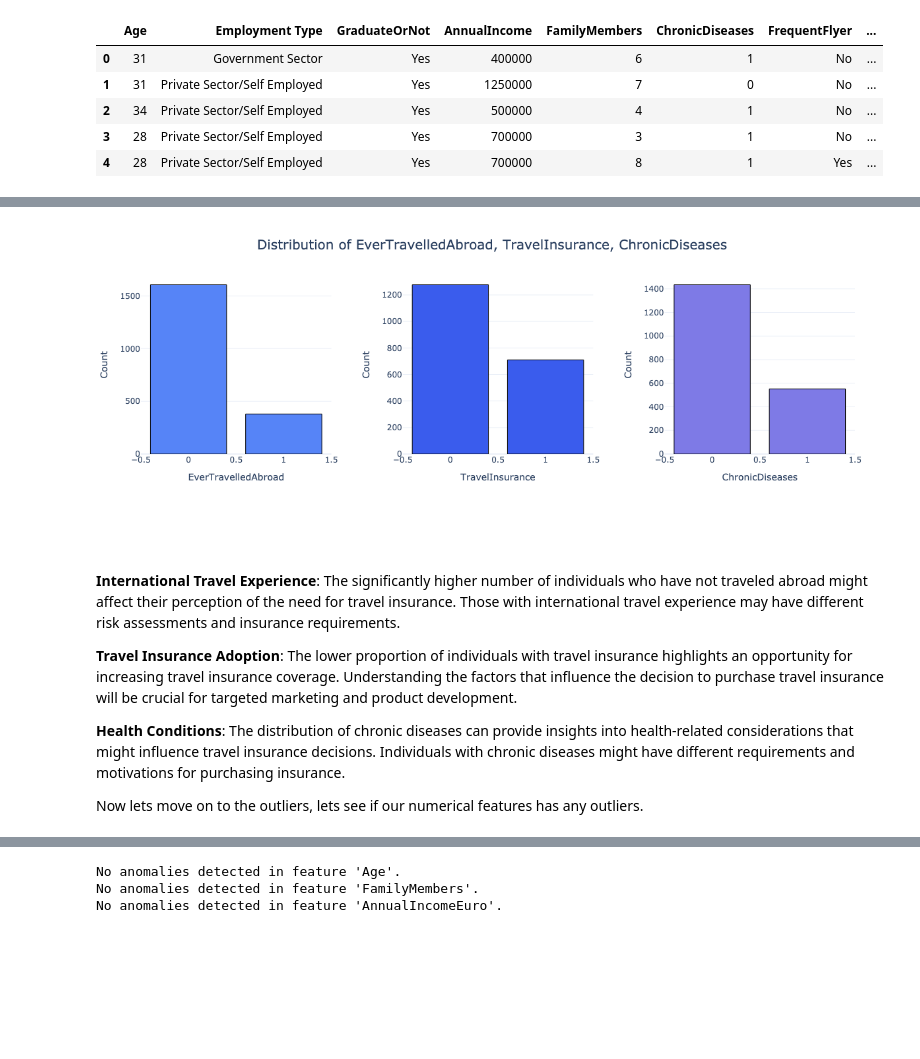
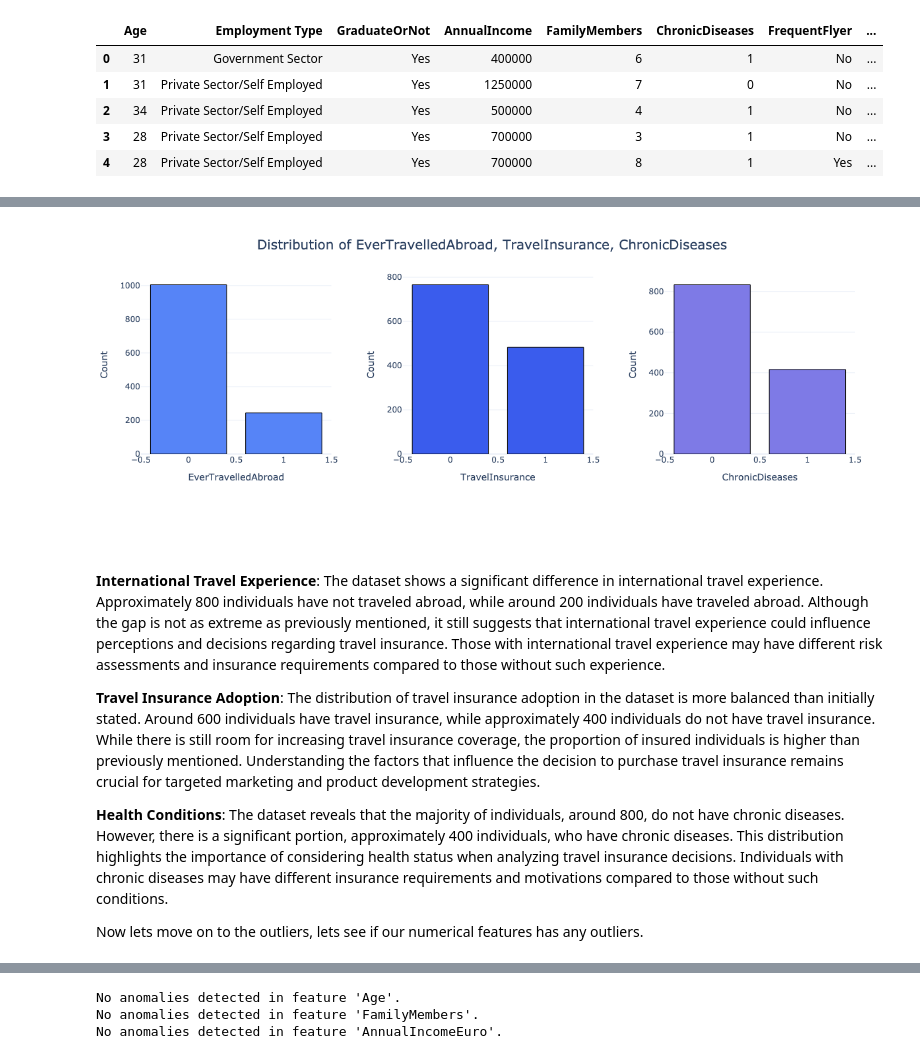
Before and after one commit to vytautas-bunevicius/travel-insurance-classifier, a Jupyter notebook: travel_insurance_analysis.ipynb, the cells around one changed output, grey strips where cells are left out. Saved outputs shown, nothing was run; the diff lists cells and outputs as text; code cells hidden in the pictures; blank space fills up the shorter version.

Commit message:
feat(analysis): improve travel insurance prediction analysis

```diff
--- a/travel_insurance_analysis.ipynb
+++ b/travel_insurance_analysis.ipynb
@@ -294,14 +363,14 @@ plot_combined_bar_charts(
 )
 # %%
-Image(filename="images/combined_bar_charts2.png_chunk_1.png")
+Image(filename="images/combined_bar_charts2.png_chunk_1_chunk_1.png")
 # %% [output]
-[figure, old version]
+[figure, new version]
 # %% [markdown]
-**International Travel Experience**: The significantly higher number of individuals who have not traveled abroad might affect their perception of the need for travel insurance. Those with international travel experience may have different risk assessments and insurance requirements.
+**International Travel Experience**: The dataset shows a significant difference in international travel experience. Approximately 800 individuals have not traveled abroad, while around 200 individuals have traveled abroad. Although the gap is not as extreme as previously mentioned, it still suggests that international travel experience could influence perceptions and decisions regarding travel insurance. Those with international travel experience may have different risk assessments and insurance requirements compared to those without such experience.
 
-**Travel Insurance Adoption**: The lower proportion of individuals with travel insurance highlights an opportunity for increasing travel insurance coverage. Understanding the factors that influence the decision to purchase travel insurance will be crucial for targeted marketing and product development.
+**Travel Insurance Adoption**: The distribution of travel insurance adoption in the dataset is more balanced than initially stated. Around 600 individuals have travel insurance, while approximately 400 individuals do not have travel insurance. While there is still room for increasing travel insurance coverage, the proportion of insured individuals is higher than previously mentioned. Understanding the factors that influence the decision to purchase travel insurance remains crucial for targeted marketing and product development strategies.
 
-**Health Conditions**: The distribution of chronic diseases can provide insights into health-related considerations that might influence travel insurance decisions. Individuals with chronic diseases might have different requirements and motivations for purchasing insurance.
+**Health Conditions**: The dataset reveals that the majority of individuals, around 800, do not have chronic diseases. However, there is a significant portion, approximately 400 individuals, who have chronic diseases. This distribution highlights the importance of considering health status when analyzing travel insurance decisions. Individuals with chronic diseases may have different insurance requirements and motivations compared to those without such conditions.
 
 Now lets move on to the outliers, lets see if our numerical features has any outliers.
 # %%
```
Also changed, not shown: parts of 72 cells of this notebook, 13 other files.
